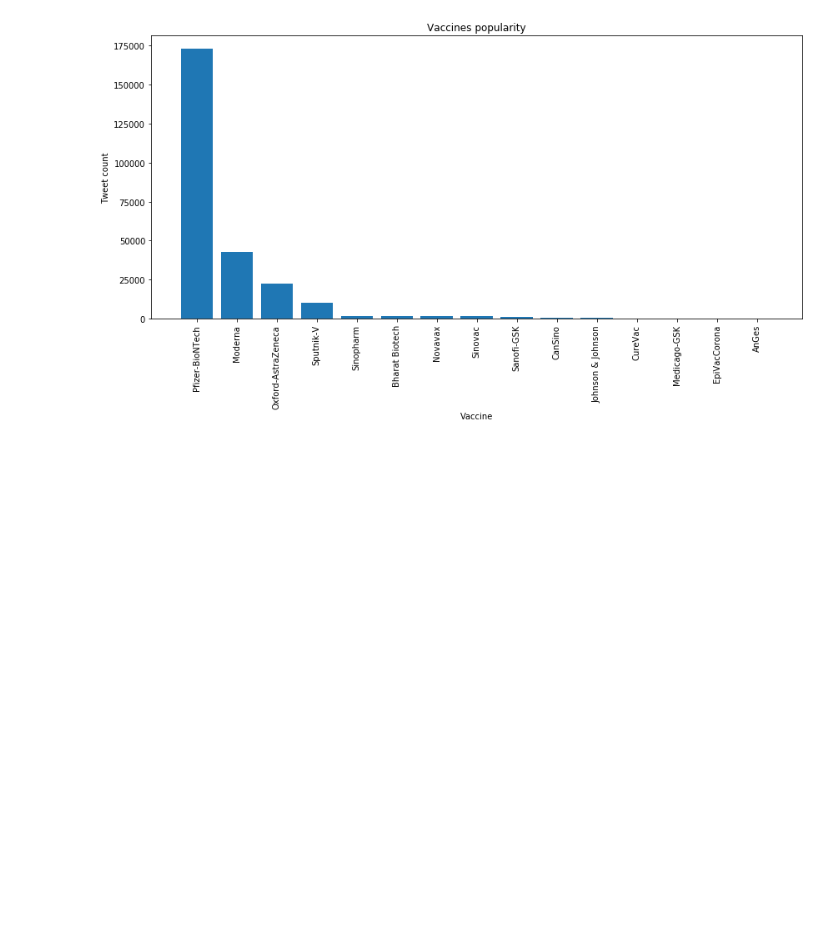
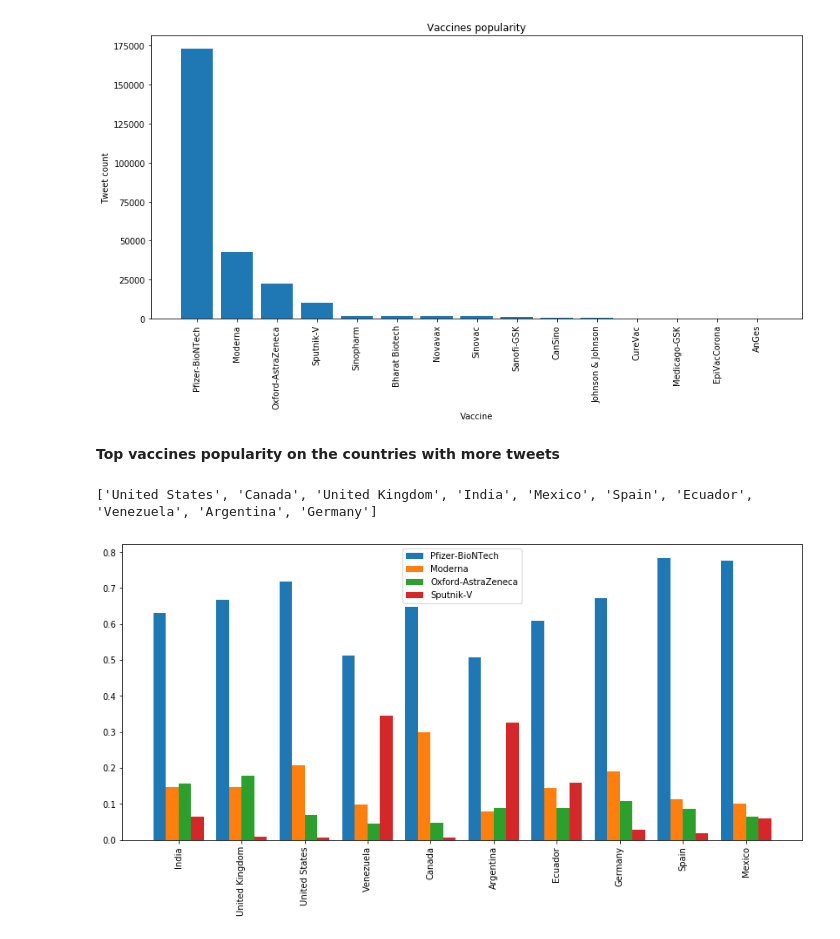
Before and after one commit to albertrial/covid-vaccine-tweets-study, a Jupyter notebook: BDA-Project-RafelPalliser-AlbertRial.ipynb, the cells around one changed output. Saved outputs shown, nothing was run; the diff lists cells and outputs as text; code cells hidden in the pictures; blank space fills up the shorter version.

Commit message:
Plots added to the notebook

```diff
--- a/BDA-Project-RafelPalliser-AlbertRial.ipynb
+++ b/BDA-Project-RafelPalliser-AlbertRial.ipynb
@@ -839,2 +846,41 @@ barplot(vaccines, counts, 'Vaccines popularity', 'Vaccine', 'Tweet count', 90, (
 # %% [output]
 [figure]
+# %% [markdown]
+**Top vaccines popularity on the countries with more tweets**
+# %%
+pip = [
+    {'$match': {'vaccines': {'$exists': True}, 'my_geo': {'$ne': None}}},
+    {'$group': {'_id': '$my_geo.country', 'count': {'$sum':1}}},
+    {'$sort': SON([('count', pymongo.DESCENDING)])},
+    {'$limit': 10}
+]
+
+countries = tweets.aggregate(pip)
+countries = [e['_id'] for e in countries]
+print(countries)
+# %% [output]
+['United States', 'Canada', 'United Kingdom', 'India', 'Mexico', 'Spain', 'Ecuador', 'Venezuela', 'Argentina', 'Germany']
+# %%
+from src.plots import multi_barplot
+pip = [
+    {'$match': {'vaccines': {'$exists': True}, 'my_geo.country': {'$in': countries}}},
+    {'$unwind': '$vaccines'},
+    {'$group': {'_id': {'vaccine': '$vaccines', 'country': '$my_geo.country'}, 'count': {'$sum':1}}},
+    {'$group': {'_id': '$_id.country', 'count_group': {'$push': {'vaccine': '$_id.vaccine', 'count': '$count'}}}}
+]
+
+res = tweets.aggregate(pip)
+countries = []
+counts = []
+vaccines = ['Pfizer-BioNTech', 'Moderna', 'Oxford-AstraZeneca', 'Sputnik-V']
+for r in res:
+    countries.append(r['_id'])
+    country_counts = [0, 0, 0, 0]
+    for d in r['count_group']:
+        if d['vaccine'] in vaccines:
+            country_counts[vaccines.index(d['vaccine'])] = d['count']
+    normalized = [e/sum(country_counts) for e in country_counts]
+    counts.append(normalized)
+multi_barplot(countries, counts, vaccines, label_rotation=90, figsize=(14, 8))
+# %% [output]
+[figure, added]
```
Also changed, not shown: parts of 29 cells of this notebook, 1 other file.
